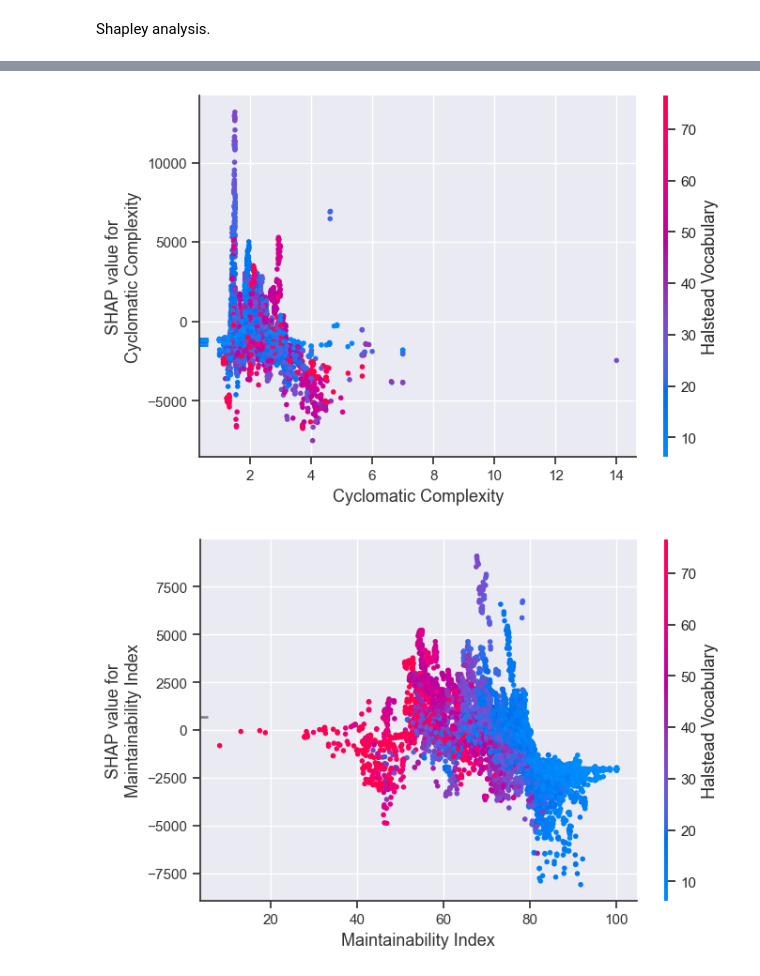
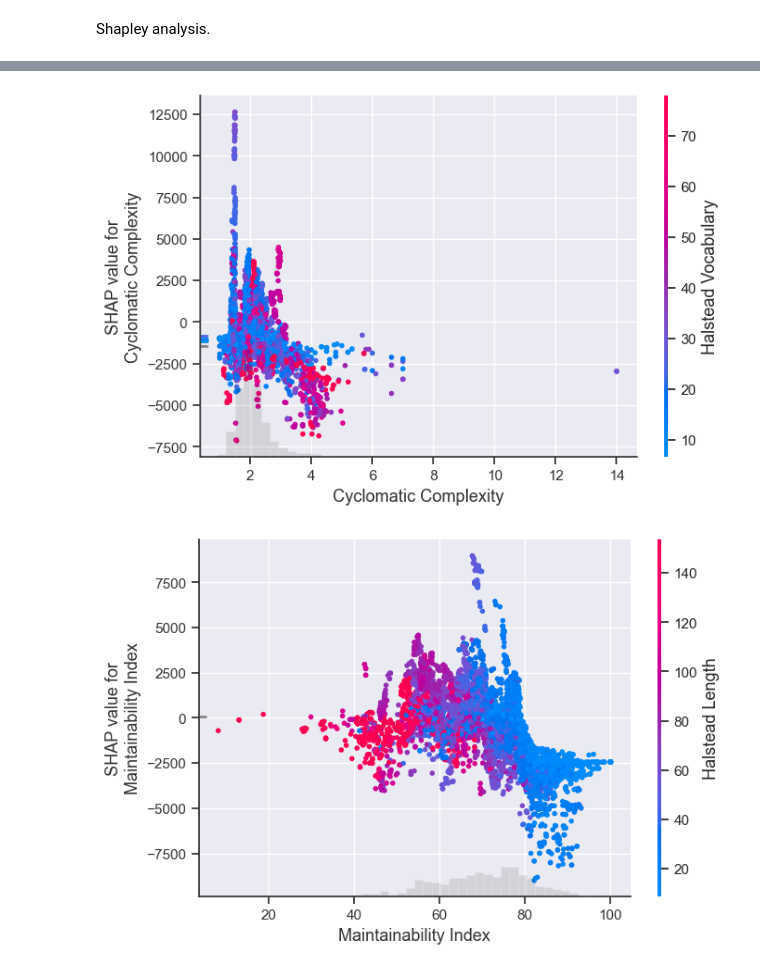
Before and after one commit to qwerltaz/metric-dynamics, a Jupyter notebook: eda.ipynb, the cells around one changed output, grey strips where cells are left out. Drawn from its saved outputs; the diff is of its cells as text; code cells hidden in the pictures.

```diff
--- a/eda.ipynb
+++ b/eda.ipynb
@@ -79,7 +93,7 @@ import shap
 # %%
 DATA_FILE = "data/results/_all_results.csv"
 
-cols = ["lines_changed", "insertions", "deletions", "radon_LOC", "radon_LLOC", "radon_SLOC", "radon_comments", "radon_avg_cc", "radon_avg_MI", "radon_avg_vocabulary", "radon_avg_length", "radon_avg_volume", "radon_avg_difficulty", "radon_avg_effort", "radon_avg_time", "radon_avg_bugs"]
+cols = ["radon_LOC", "radon_LLOC", "radon_SLOC", "radon_comments", "radon_avg_cc", "radon_avg_MI", "radon_avg_vocabulary", "radon_avg_length", "radon_avg_volume", "radon_avg_difficulty", "radon_avg_effort", "radon_avg_time", "radon_avg_bugs"]
 data = pd.read_csv(DATA_FILE, usecols=cols)
 
 # Map feature names for readability.
@@ -103,11 +117,5 @@ lgbm_params = {
 }
 
 model = lgb.train(lgbm_params, train_data, num_boost_round=1000)
-
-# Cross-validation.
-cv_metrics = lgb.cv(lgbm_params, train_data, )
-
-for metric, values in cv_metrics.items():
-    print(f"mean of '{metric}': {np.mean(values)}")
 # %% [output]
 [LightGBM] [Warning] Found whitespace in feature_names, replace with underlines
@@ -118,5 +122,5 @@ mean of 'valid mape-stdv': 0.09841793216187059
 # %%
-for boost_rounds in range(1, 1000, 100):
+for boost_rounds in range(500, 1000, 100):
     print(f"Boost rounds: {boost_rounds}")
     model = lgb.train(lgbm_params, train_data, num_boost_round=boost_rounds)
     cv_metrics = lgb.cv(lgbm_params, train_data, num_boost_round=boost_rounds)
@@ -157,8 +192,9 @@ shap.plots.bar(shap_values_from_explainer)
 # %%
 # Dependence plot for specific feature.
-features = ["Cyclomatic Complexity", "Maintainability Index", "Halstead Effort"]
+features = ["Cyclomatic Complexity", "Maintainability Index", "Halstead Effort", "Halstead Difficulty", "Halstead Volume", "Halstead Vocabulary", "Halstead Length", "Halstead Time", "Halstead Bugs"]
 for feature in features:
-    shap.dependence_plot(feature, shap_values, X_test, )
+    # shap.dependence_plot(feature, shap_values, X_test, interaction_index=None)
+    shap.plots.scatter(shap_values_from_explainer[:, feature], color=shap_values_from_explainer)
 # %% [output]
-[figure, old version]
+[figure, new version]
-[figure, old version]
+[figure, new version]
```
Also changed, not shown: parts of 17 cells of this notebook, 6 other files.
